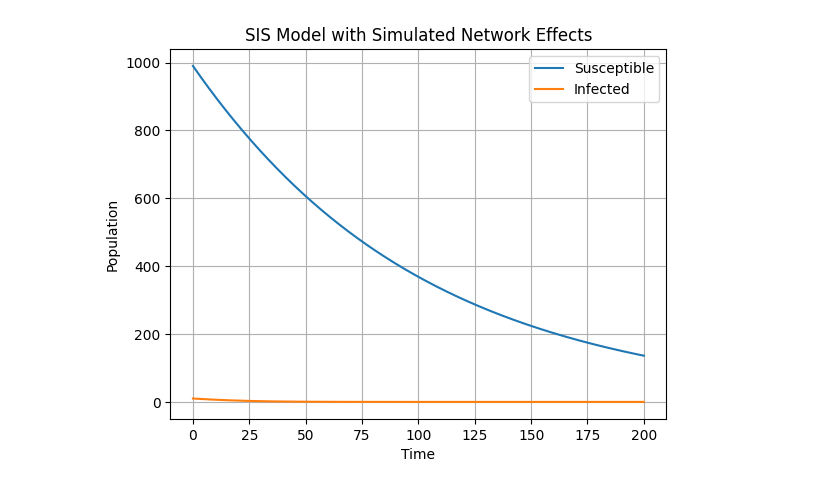
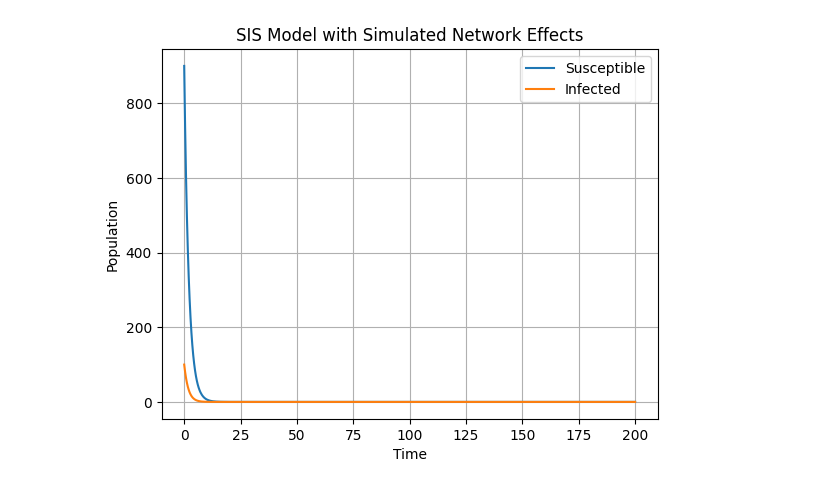
Before and after one commit to SarahLiaw/CS145, a Jupyter notebook: graphons.ipynb, the cells around one changed output. Cells and saved outputs as stored; diff of their text form; code cells hidden in the pictures.

```diff
--- a/graphons.ipynb
+++ b/graphons.ipynb
@@ -8,7 +8,7 @@ N = 1000  # Total population, assumed constant for simplicity
 
 # Disease progression parameters
 gamma = 0.1  # Recovery rate
-Lambda = 0.01  # Rate of arrival (birth/immigration) into the population
+Lambda = 0.05  # Rate of arrival (birth/immigration) into the population
 mu = 0.01  # Natural departure rate (death/emigration)
 
 # Basic "graphon" function to simulate network effects
@@ -18,33 +18,33 @@ def graphon_effect(S, I, beta_base=0.05):
     return beta_base * (1 + 0.5 * np.sin((S + I) / N))
 
 # Initial conditions
-I0 = 10  # Initially infected individuals
+I0 = 100  # Initially infected individuals
 S0 = N - I0  # Rest are susceptible
 
 # System of differential equations defining the SIS model
 def sis_model(t, y):
     S, I = y
     beta = graphon_effect(S, I)  # Calculate beta using the graphon effect function
     dSdt = Lambda - beta * S * I / N - mu * S + gamma * I
     dIdt = beta * S * I / N - (gamma + mu) * I
     return [dSdt, dIdt]
 
 # Time span for the simulation
 t_span = [0, 200]
 t_eval = np.linspace(*t_span, 1000)
 
 # Solve the system
 sol = solve_ivp(sis_model, t_span, [S0, I0], t_eval=t_eval)
 
 # Plotting the results
 plt.plot(sol.t, sol.y[0], label="Susceptible")
 plt.plot(sol.t, sol.y[1], label="Infected")
 
 plt.title("SIS Model with Simulated Network Effects")
 plt.xlabel("Time")
 plt.ylabel("Population")
 plt.legend()
 plt.grid(True)
 plt.show()
 # %% [output]
-[figure, old version]
+[figure, new version]
```
Also changed, not shown: parts of 1 cell of this notebook, 9 other files.
